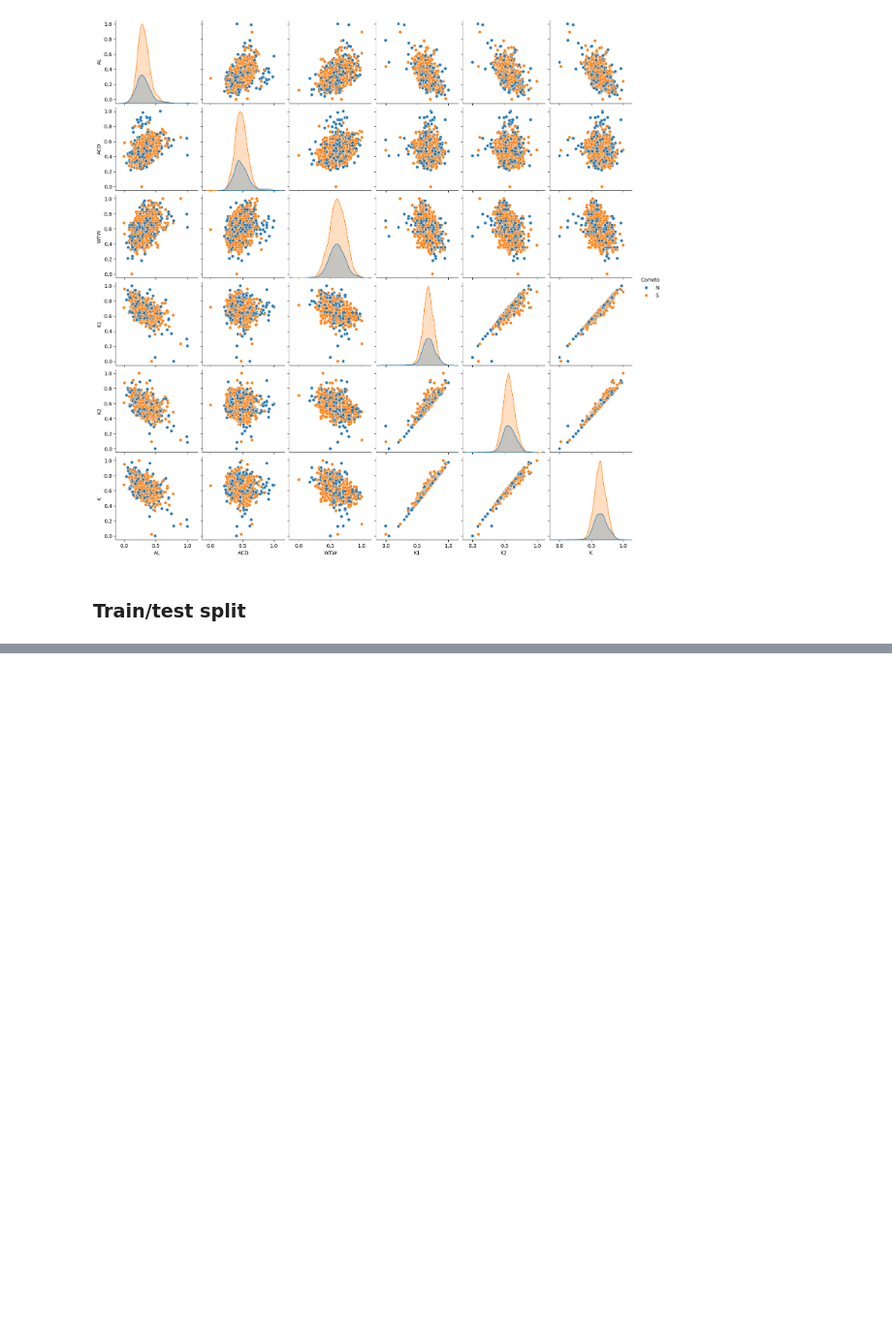
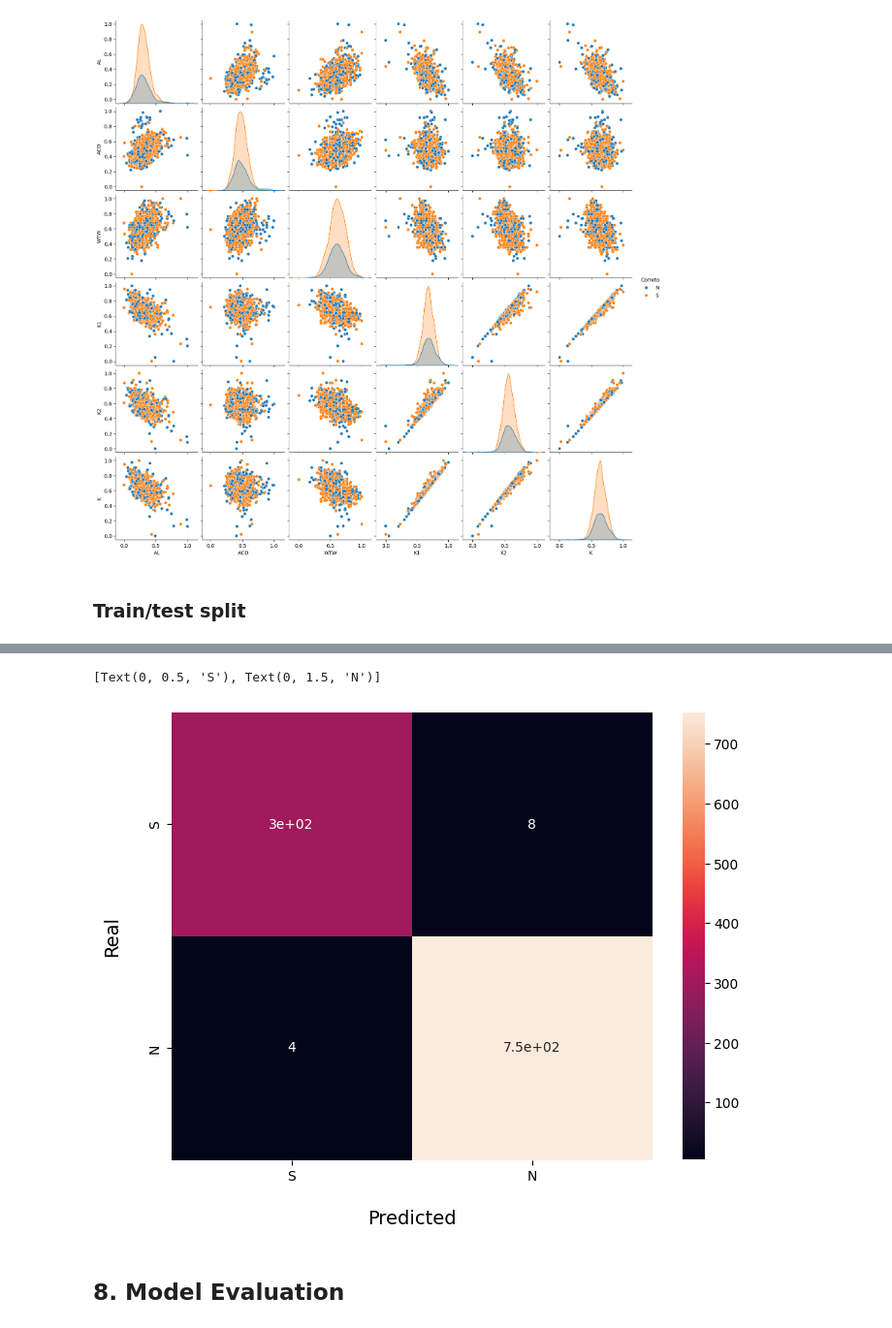
Before and after one commit to vitalwarley/PPGI038, a Jupyter notebook: main.ipynb, the cells around one changed output, grey strips where cells are left out. Shown at 97% size. Cells and saved outputs as stored; diff of their text form; code cells hidden in the pictures; blank space fills up the shorter version.

Commit message:
Add model building and evaluation sections

```diff
--- a/main.ipynb
+++ b/main.ipynb
@@ -285,0 +297,4 @@ X_train, X_test, y_train, y_test = train_test_split(
+# %%
+classifier = RandomForestClassifier(n_estimators=10, criterion="gini", verbose=1)
+# %%
+classifier.fit(X_train, y_train)
@@ -285,0 +305,5 @@ X_train, X_test, y_train, y_test = train_test_split(
+# %%
+preds = classifier.predict(X_train)
+# %%
+target_names=["S", "N"]
+print(classification_report(y_train, preds, target_names=target_names))
@@ -285,0 +319,18 @@ X_train, X_test, y_train, y_test = train_test_split(
+# %%
+cf_matrix = confusion_matrix(y_train, preds)
+plt.figure(figsize=(8,6), dpi=100)
+
+ax = sns.heatmap(cf_matrix, annot=True)
+
+# set x-axis label and ticks.
+ax.set_xlabel("Predicted", fontsize=14, labelpad=20)
+ax.xaxis.set_ticklabels(target_names)
+
+# set y-axis label and ticks
+ax.set_ylabel("Real", fontsize=14, labelpad=20)
+ax.yaxis.set_ticklabels(target_names)
+# %% [output]
+[Text(0, 0.5, 'S'), Text(0, 1.5, 'N')]
+[figure, added]
+# %% [markdown]
+## 8. Model Evaluation
```
Also changed, not shown: parts of 10 cells of this notebook.
